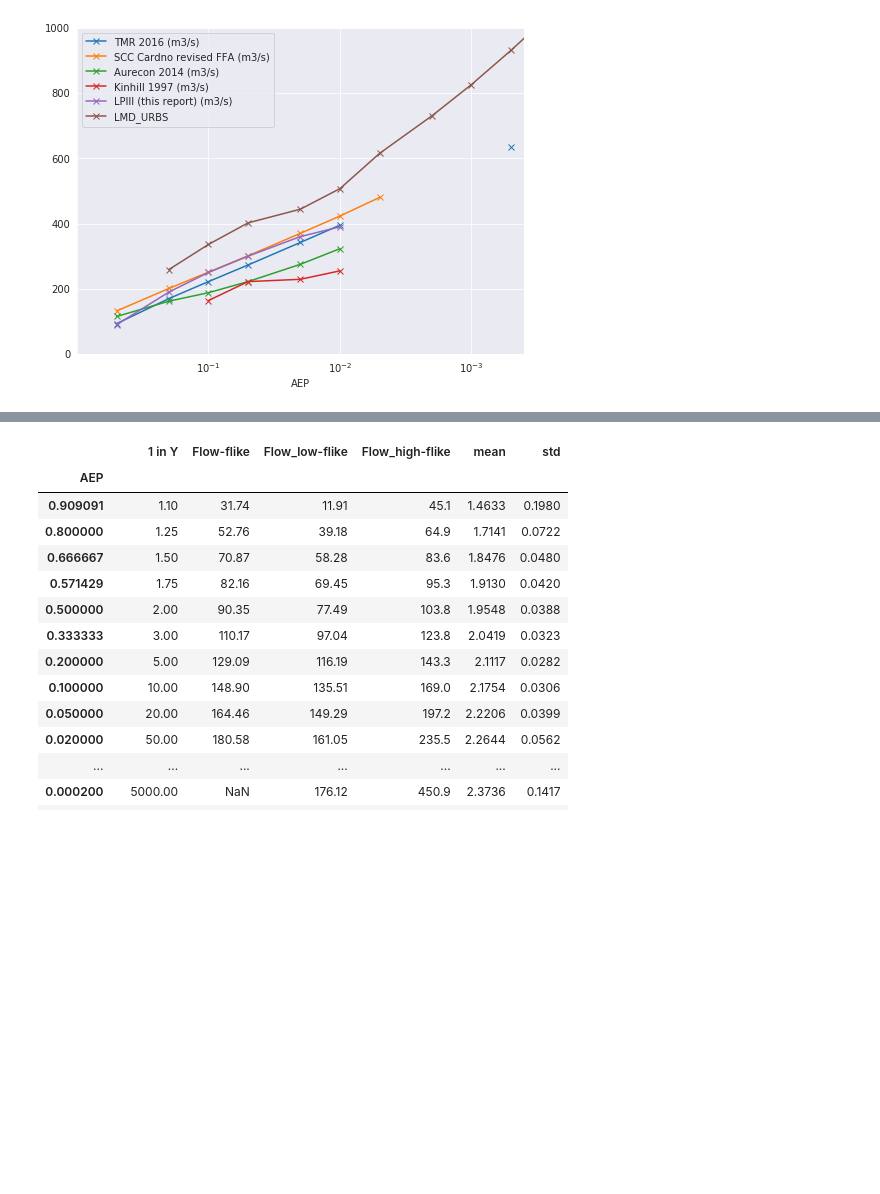
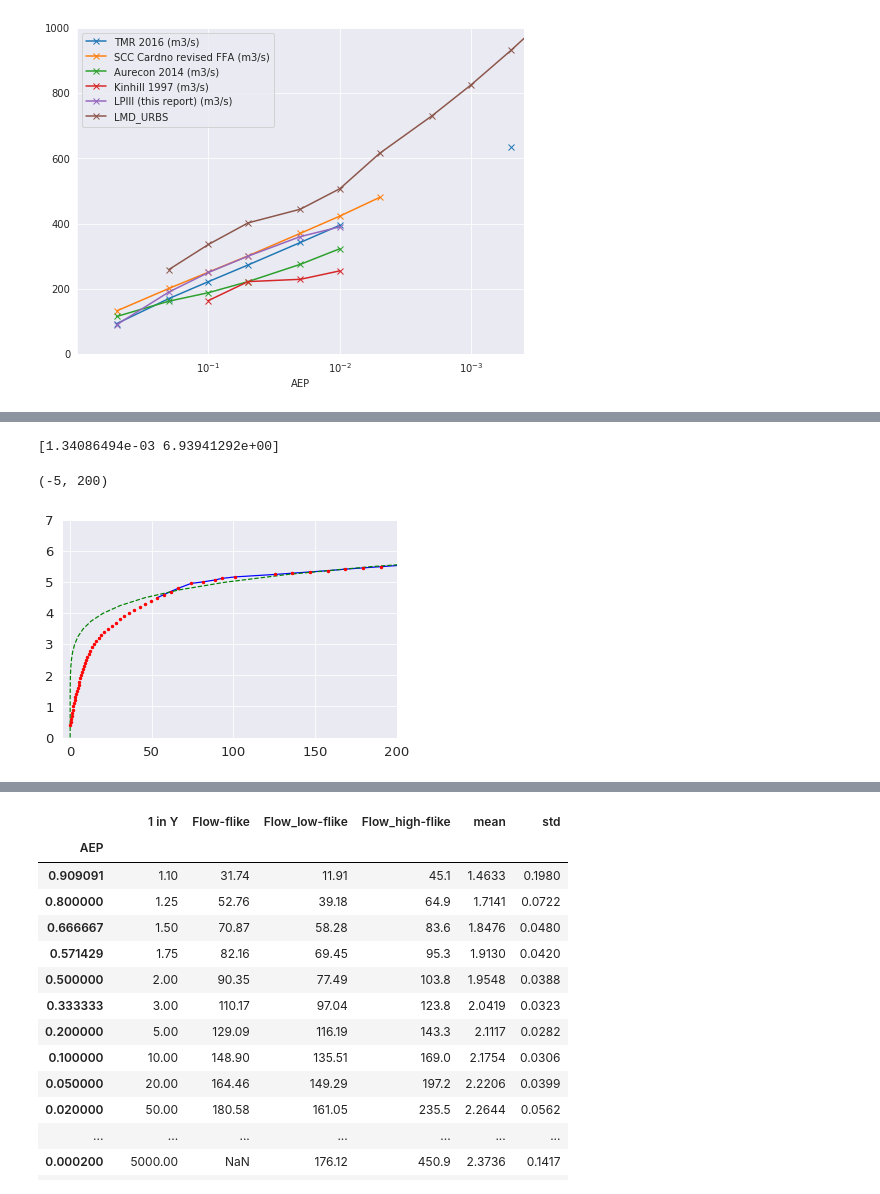
Before and after one commit to lmillard79/GoogleColabs, a Jupyter notebook: Peaks_Overthreshold_Jan2020_Seasonal.ipynb, the cells around one changed output, grey strips where cells are left out. Cells and saved outputs as stored; diff of their text form; code cells hidden in the pictures; blank space fills up the shorter version.

```diff
--- a/Peaks_Overthreshold_Jan2020_Seasonal.ipynb
+++ b/Peaks_Overthreshold_Jan2020_Seasonal.ipynb
@@ -98,0 +134,26 @@ dtype: object
+# %%
+from scipy.optimize import curve_fit
+
+def func(H, a, b):
+    return a * H ** b #np.exp(b * H)
+
+lowFlows = reRated[reRated['Flow']>50]
+
+xdata = lowFlows['Level']
+ydata = lowFlows['Flow']
+plt.plot(ydata, xdata, 'b-', label='data')
+popt, pcov = curve_fit(func, xdata, ydata)#, bounds=(0, [3., 1.6]))
+print(popt)
+xdata2 = np.arange(0,15,0.25)
+
+X = reRated['Flow']
+Y = reRated['Level']
+plt.plot(func(xdata2, *popt), xdata2, 'g--',
+         label='fit: a=%5.3f, b=%5.3f' % tuple(popt))
+plt.plot(X,Y,'r.')
+plt.ylim(0,7)
+plt.xlim(-5,200)
+# %% [output]
+[1.34086494e-03 6.93941292e+00]
+(-5, 200)
+[figure, added]
```
Also changed, not shown: parts of 17 cells of this notebook.
